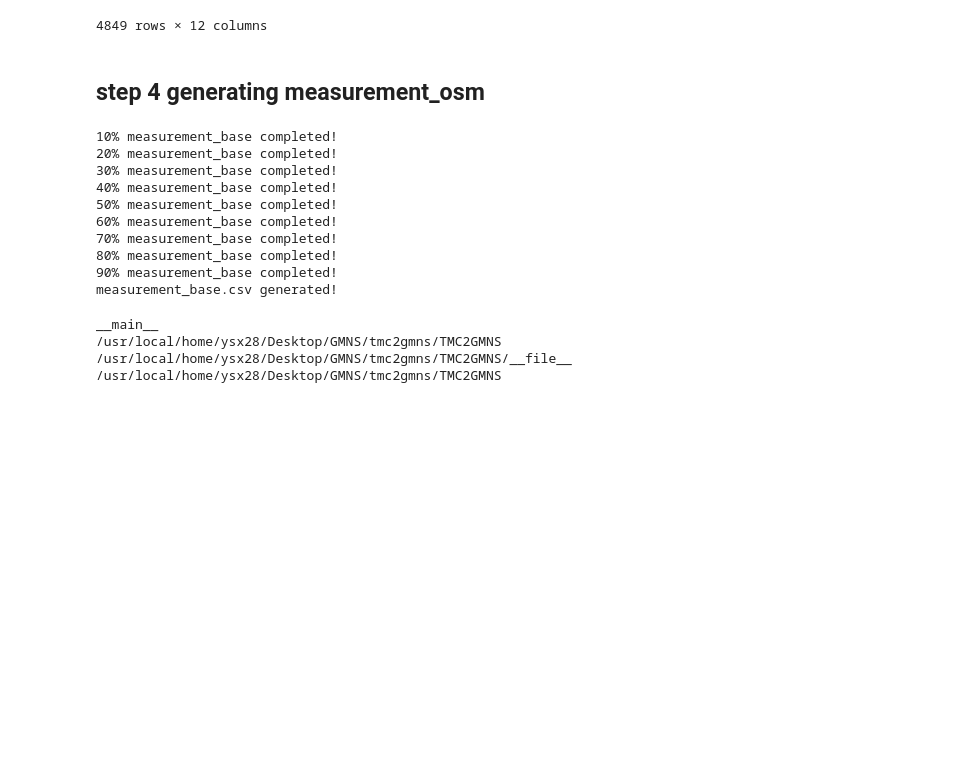
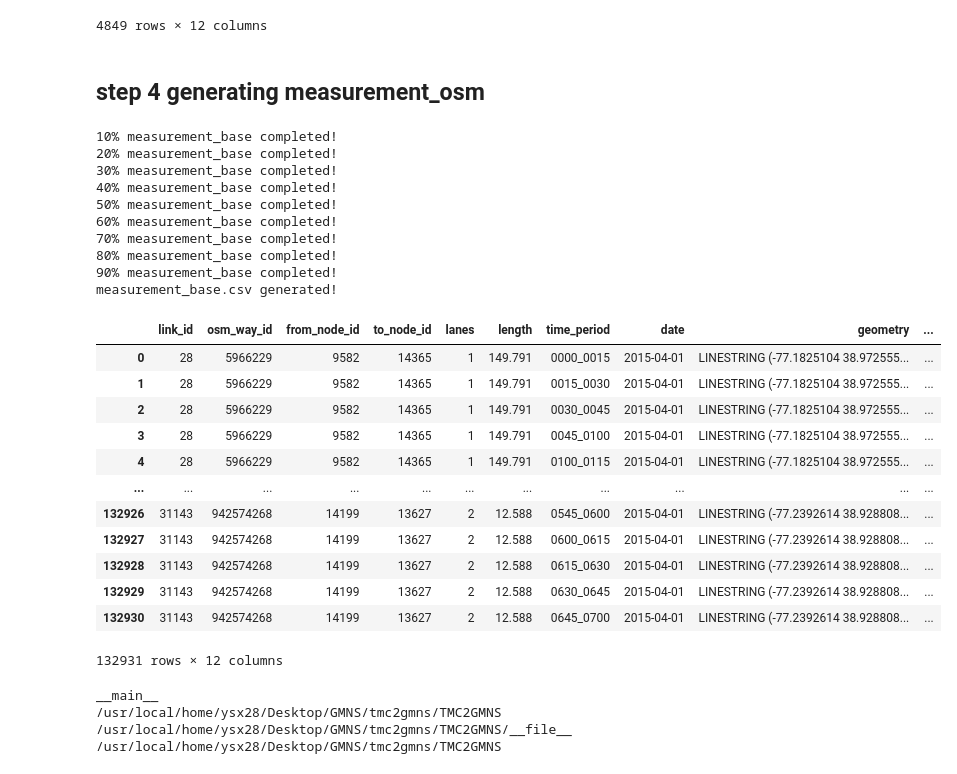
Before and after one commit to chrisyangsong/TMC2GMNS, a Jupyter notebook: tmc2gmns_final_restruct_v1.ipynb, the cells around one changed output. Drawn from its saved outputs; the diff is of its cells as text; code cells hidden in the pictures; blank space fills up the shorter version.

```diff
--- a/tmc2gmns_final_restruct_v1.ipynb
+++ b/tmc2gmns_final_restruct_v1.ipynb
@@ -422,6 +437,11 @@ matching_tmc2gmns
 # %% [markdown]
 ## step 4 generating measurement_osm
 # %%
+link_base = pd.read_csv('link.csv', low_memory=False)
+link_base = link_base[link_base['link_type_name'].isin(['motorway','trunk','primary','secondary'])]
+link_base = link_base.reset_index()
+link_base = link_base.drop(['index'], 1)
+
 '''build measurement_base.csv'''
 
 
@@ -501,6 +521,22 @@ print('measurement_base.csv generated!')
 80% measurement_base completed!
 90% measurement_base completed!
 measurement_base.csv generated!
+# %%
+measurement_base
+# %% [output]
+|  | link_id | osm_way_id | from_node_id | to_node_id | lanes | length | time_period | date | geometry | ... |
+| 0 | 28 | 5966229 | 9582 | 14365 | 1 | 149.791 | 0000_0015 | 2015-04-01 | LINESTRING (-77.1825104 38.972555... | ... |
+| 1 | 28 | 5966229 | 9582 | 14365 | 1 | 149.791 | 0015_0030 | 2015-04-01 | LINESTRING (-77.1825104 38.972555... | ... |
+| 2 | 28 | 5966229 | 9582 | 14365 | 1 | 149.791 | 0030_0045 | 2015-04-01 | LINESTRING (-77.1825104 38.972555... | ... |
+| 3 | 28 | 5966229 | 9582 | 14365 | 1 | 149.791 | 0045_0100 | 2015-04-01 | LINESTRING (-77.1825104 38.972555... | ... |
+| 4 | 28 | 5966229 | 9582 | 14365 | 1 | 149.791 | 0100_0115 | 2015-04-01 | LINESTRING (-77.1825104 38.972555... | ... |
+| ... | ... | ... | ... | ... | ... | ... | ... | ... | ... | ... |
+| 132926 | 31143 | 942574268 | 14199 | 13627 | 2 | 12.588 | 0545_0600 | 2015-04-01 | LINESTRING (-77.2392614 38.928808... | ... |
+| 132927 | 31143 | 942574268 | 14199 | 13627 | 2 | 12.588 | 0600_0615 | 2015-04-01 | LINESTRING (-77.2392614 38.928808... | ... |
+| 132928 | 31143 | 942574268 | 14199 | 13627 | 2 | 12.588 | 0615_0630 | 2015-04-01 | LINESTRING (-77.2392614 38.928808... | ... |
+| 132929 | 31143 | 942574268 | 14199 | 13627 | 2 | 12.588 | 0630_0645 | 2015-04-01 | LINESTRING (-77.2392614 38.928808... | ... |
+| 132930 | 31143 | 942574268 | 14199 | 13627 | 2 | 12.588 | 0645_0700 | 2015-04-01 | LINESTRING (-77.2392614 38.928808... | ... |
+132931 rows × 12 columns
 # %%
 print( __name__)
 print(os.path.dirname(os.path.realpath('__file__')))
```
Also changed, not shown: parts of 2 cells of this notebook, 8 other files.
